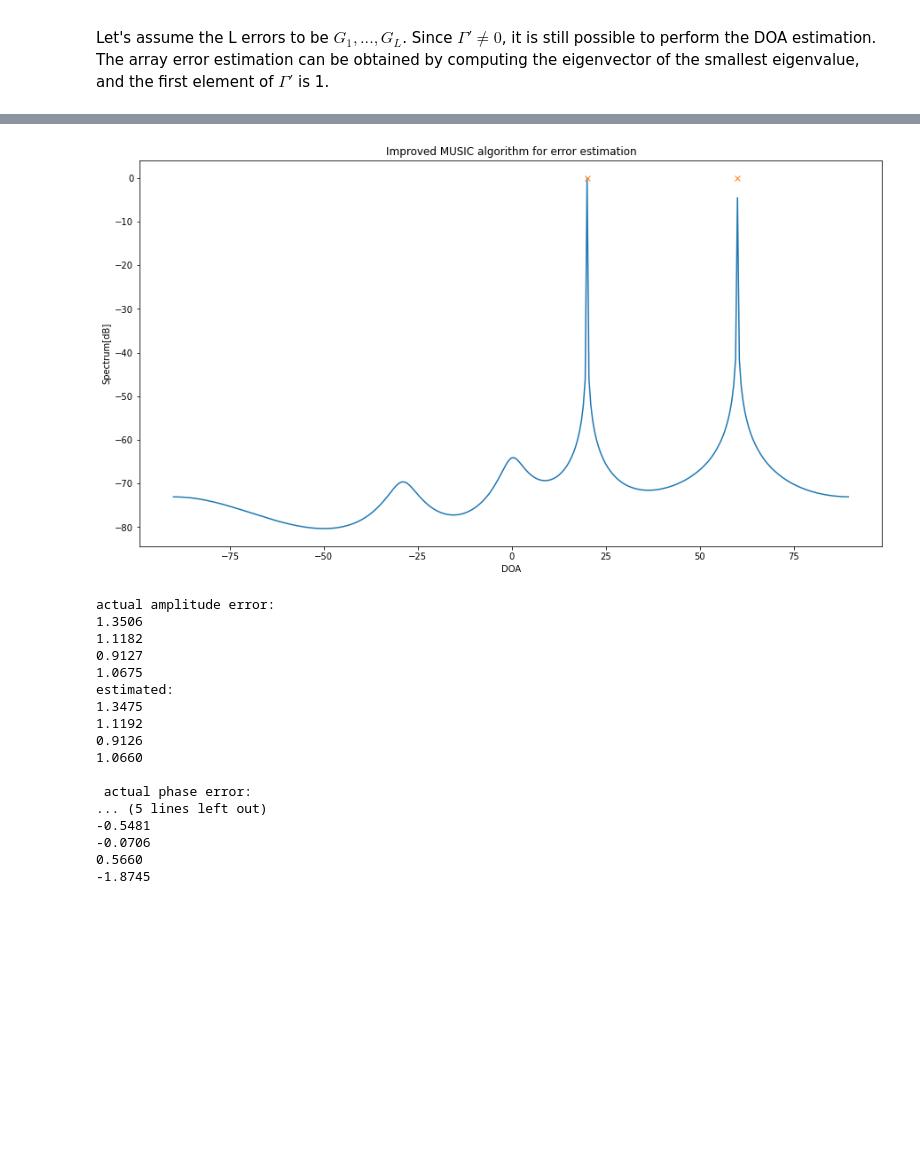
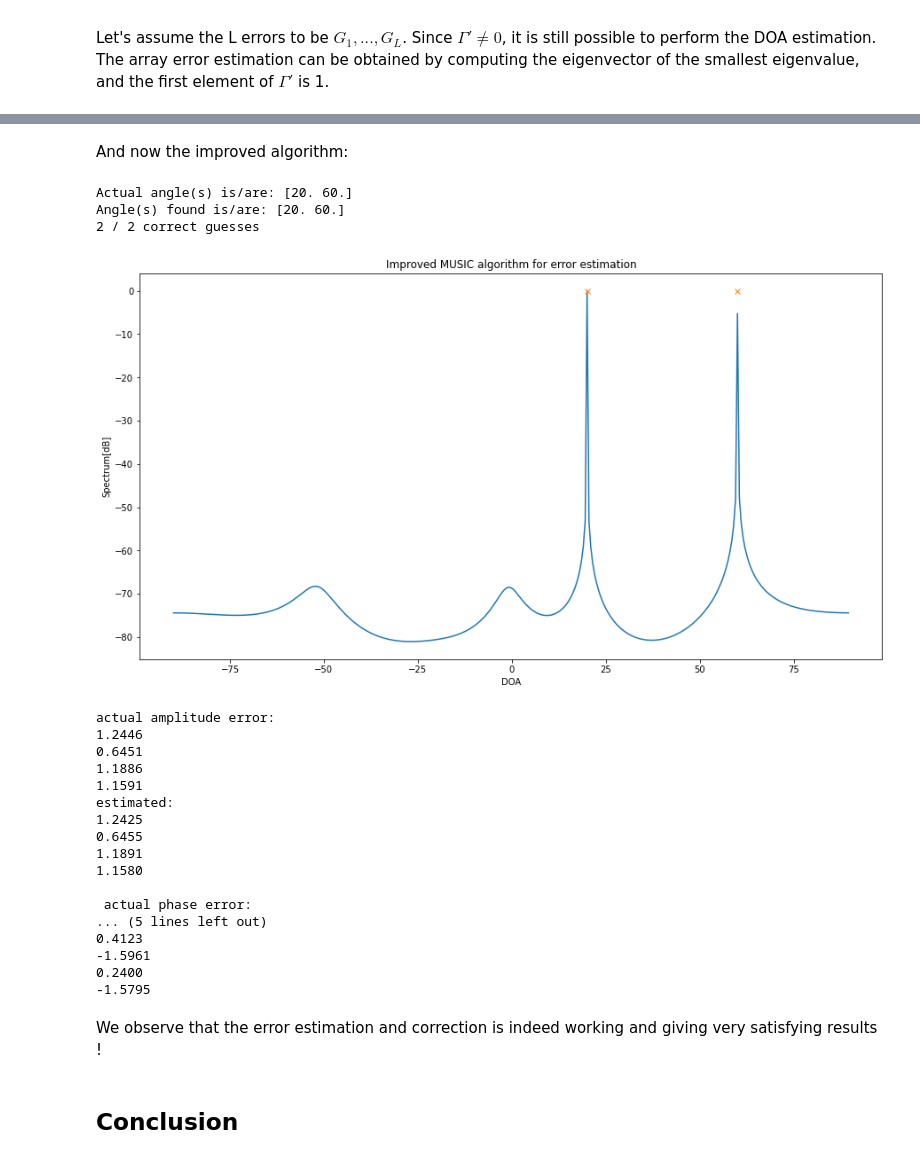
Before and after one commit to rayandaod/MUSIC_for_DOA, a Jupyter notebook: notebooks/generated_data.ipynb, the cells around one changed output, grey strips where cells are left out. Drawn from its saved outputs; the diff is of its cells as text; code cells hidden in the pictures; blank space fills up the shorter version.

```diff
--- a/notebooks/generated_data.ipynb
+++ b/notebooks/generated_data.ipynb
@@ -217,6 +217,8 @@ for i in true_angles.items():
         phase = (j[0][0:2]=="Co")
         X = generate_data(M, N, d, wavelen, i[1], j[1], var = var, phase = phase)
         Pmusic, angle_range = basic_musicDOA(X, M, d, wavelen, i[1])
+        find_angles(Pmusic, angle_range, i[1], prominence=1.5, width=1)
+        print("\n")
         plt.subplot(int(plotIndex) + index)
         plt.plot(angle_range, Pmusic)
         plt.title((str(i[0]) + " / " + str(j[0])))
@@ -326,8 +346,6 @@ def improved_musicDOA(X, M, d, wavelen, thetas, L=0, resscale="log", corr=False,
         a[K:, 1:] = np.diag(np.exp(-1j*2*np.pi*d*np.sin(peak_search_range[i]*np.pi/180)/wavelen*m[K:]))
         Pmusic[i] = 1/abs(np.linalg.det(np.dot(a.conj().T, np.dot(Ren, a))))
 
-    time=datetime.datetime.now()-starttime
-
     # Spatial spectrum function
     if resscale == "log":
         Pmusic = 10 * np.log10(Pmusic / np.max(Pmusic))
@@ -551,45 +600,55 @@ plt.show()
+# %% [markdown]
+And now the improved algorithm:
 # %%
-Pmusic, peak_search_range, error= improved_musicDOA(X,M,d,wavelen,thetas,L, ee="true")
+Pmusic, peak_search_range, error= improved_musicDOA(X,M,d,wavelen,thetas,L, ee=True)
+find_angles(Pmusic, peak_search_range, angles, prominence=10, width=1)
 plt.figure(figsize=(15,8))
 plt.plot(peak_search_range, Pmusic)
 plt.plot(angles,np.zeros(angles.size),"x")
 plt.title("Improved MUSIC algorithm for error estimation")
 plt.xlabel("DOA")
 plt.ylabel("Spectrum[dB]")
 plt.savefig('images/results_error_impro_gen.svg', format='svg')
 plt.show()
 
 
 amp_error_estimation = np.absolute(error)
 phase_error_estimation = np.angle(error)
 
 print('actual amplitude error:')
 for x in amp_error.tolist():print('%.4f' % x)
 
 print('estimated:')
 for x in amp_error_estimation.tolist()[1:]:print('%.4f' % x)
 
 print('\n actual phase error:')
 for x in phase_error.tolist():print('%.4f' % x)
 
 print('estimated:')
 for x in phase_error_estimation.tolist()[1:]:print('%.4f' % x)
 # %% [output]
+Actual angle(s) is/are: [20. 60.]
+Angle(s) found is/are: [20. 60.]
+2 / 2 correct guesses
-[figure, old version]
+[figure, new version]
-actual amplitude error:
-1.3506
-1.1182
-0.9127
-1.0675
-estimated:
-1.3475
-1.1192
-0.9126
-1.0660
-
- actual phase error:
-... (5 lines left out)
--0.5481
--0.0706
-0.5660
--1.8745
+actual amplitude error:
+1.2446
+0.6451
+1.1886
+1.1591
+estimated:
+1.2425
+0.6455
+1.1891
+1.1580
+
+ actual phase error:
+... (5 lines left out)
+0.4123
+-1.5961
+0.2400
+-1.5795
+# %% [markdown]
+We observe that the error estimation and correction is indeed working and giving very satisfying results !
+# %% [markdown]
+## Conclusion
```
Also changed, not shown: parts of 22 cells of this notebook, 8 other files.
